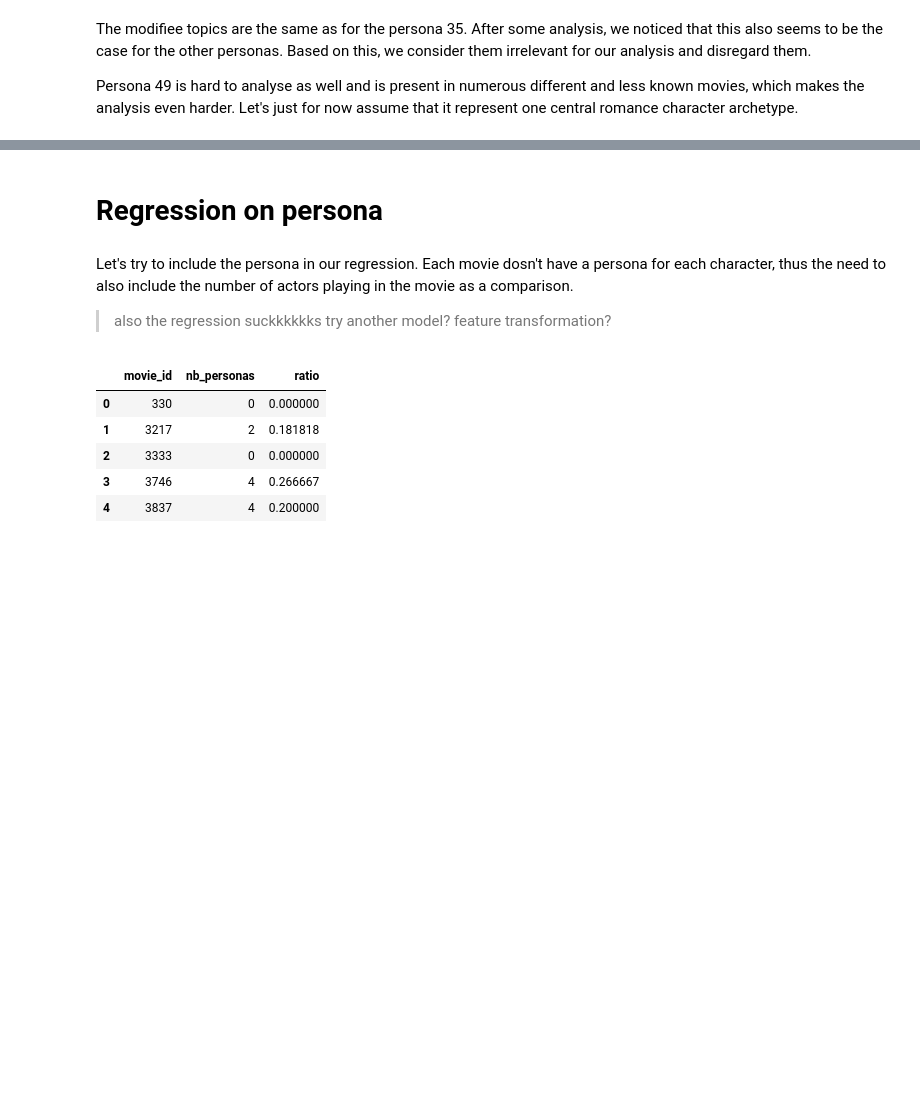
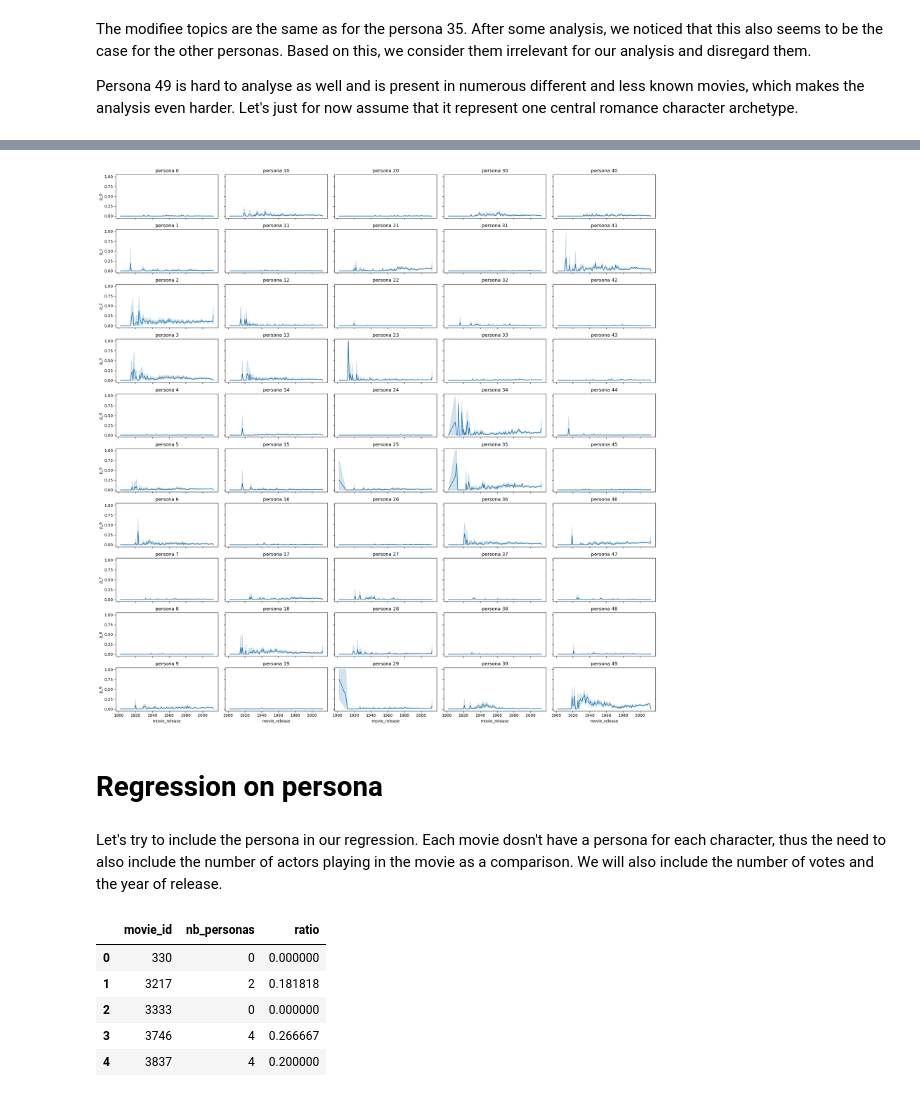
Before and after one commit to epfl-ada/ada-2023-project-theredpandada5, a Jupyter notebook: Statistics Pipeline.ipynb, the cells around one changed output, grey strips where cells are left out. Drawn from its saved outputs; the diff is of its cells as text; code cells hidden in the pictures; blank space fills up the shorter version.

```diff
--- a/Statistics Pipeline.ipynb
+++ b/Statistics Pipeline.ipynb
@@ -847,0 +850,15 @@ Persona 49 is hard to analyse as well and is present in numerous different and l
+# %%
+def plot_answer_by_year(df):
+    fig, ax = plt.subplots(10, 5, figsize= (20,20), sharey = True, sharex = True)
+
+    for i in range(50):
+        ax[i%10, math.floor(i/10)].set_title(f'persona {i}')
+        sns.lineplot(df, x='movie_release', y=f'p_{i}', ax=ax[i%10, math.floor(i/10)])
+
+    fig.tight_layout()
+    plt.show()
+# %%
+one_hot_persona = characters[['persona', 'movie_id']].merge(movies[['movie_release', 'movie_id']], on='movie_id', how='left')
+for p_nb in range(len(agents)):
+    one_hot_persona[f'p_{p_nb}'] = (one_hot_persona.persona==float(p_nb)).astype(int)
+one_hot_persona
@@ -847,0 +879,3 @@ Persona 49 is hard to analyse as well and is present in numerous different and l
+# %%
+test = one_hot_persona.dropna(subset=['persona'])
+test
@@ -848,9 +896,11 @@ Persona 49 is hard to analyse as well and is present in numerous different and l
+# %%
+plot_answer_by_year(test)
+# %% [output]
+[figure, added]
 # %% [markdown]
 # Regression on persona
 # %% [markdown]
-Let's try to include the persona in our regression. Each movie dosn't have a persona for each character, thus the need to also include the number of actors playing in the movie as a comparison.
-
-> also the regression suckkkkkks try another model? feature transformation?
+Let's try to include the persona in our regression. Each movie dosn't have a persona for each character, thus the need to also include the number of actors playing in the movie as a comparison. We will also include the number of votes and the year of release.
 # %%
 movies_persona = characters.groupby('movie_id')[['persona', 'a_name']].nunique().reset_index()
 # drop the movies with no characters to avoid division by 0
```
Also changed, not shown: parts of 11 cells of this notebook.
